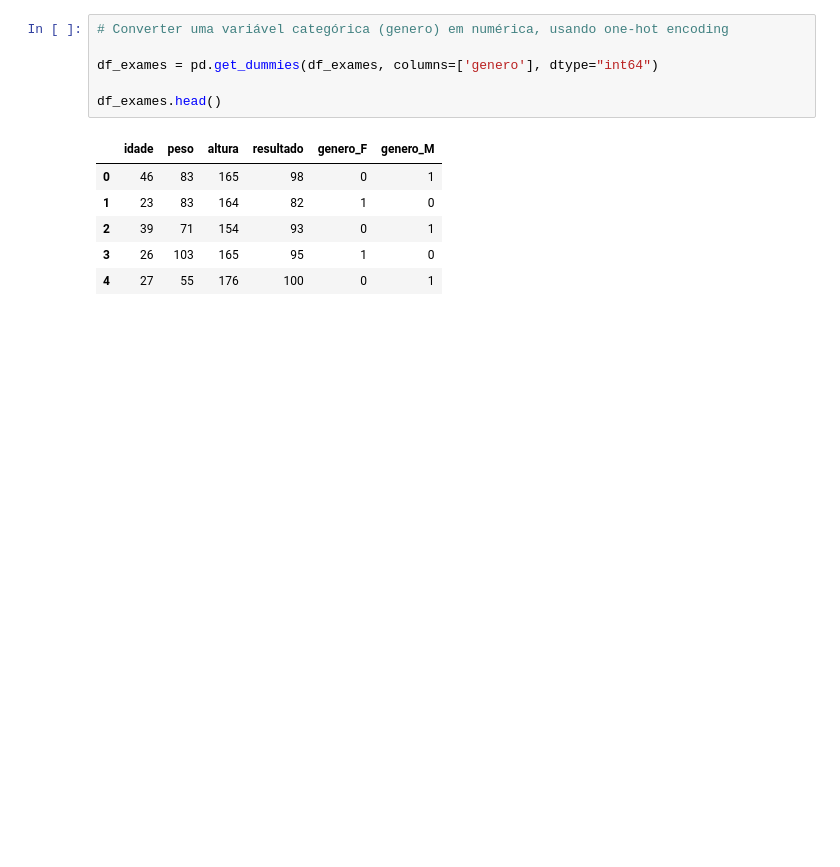
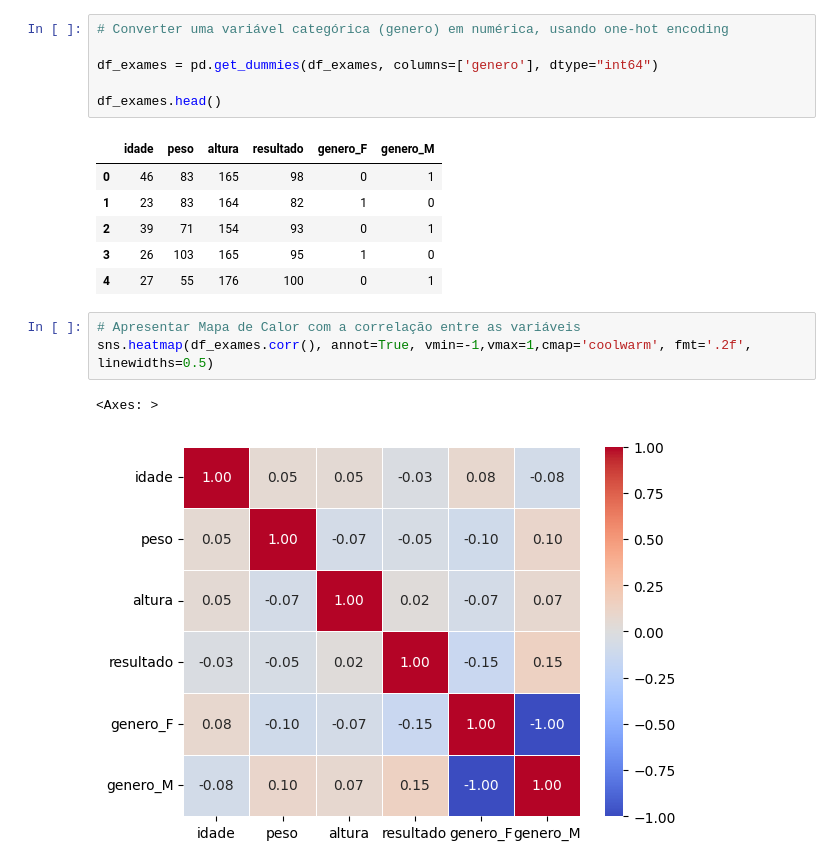
Before and after one commit to Tamicktom/modelo-diabetes, a Jupyter notebook: modelo_diabetes.ipynb, the cells around one changed output. Cells and saved outputs as stored; diff of their text form; blank space fills up the shorter version.

```diff
--- a/modelo_diabetes.ipynb
+++ b/modelo_diabetes.ipynb
@@ -58,3 +58,9 @@ df_exames.head()
 | 2 | 39 | 71 | 154 | 93 | 0 | 1 |
 | 3 | 26 | 103 | 165 | 95 | 1 | 0 |
 | 4 | 27 | 55 | 176 | 100 | 0 | 1 |
+# %%
+# Apresentar Mapa de Calor com a correlação entre as variáveis
+sns.heatmap(df_exames.corr(), annot=True, vmin=-1,vmax=1,cmap='coolwarm', fmt='.2f', linewidths=0.5)
+# %% [output]
+<Axes: >
+[figure, added]
```
Also changed, not shown: parts of 3 cells of this notebook, 2 other files.
